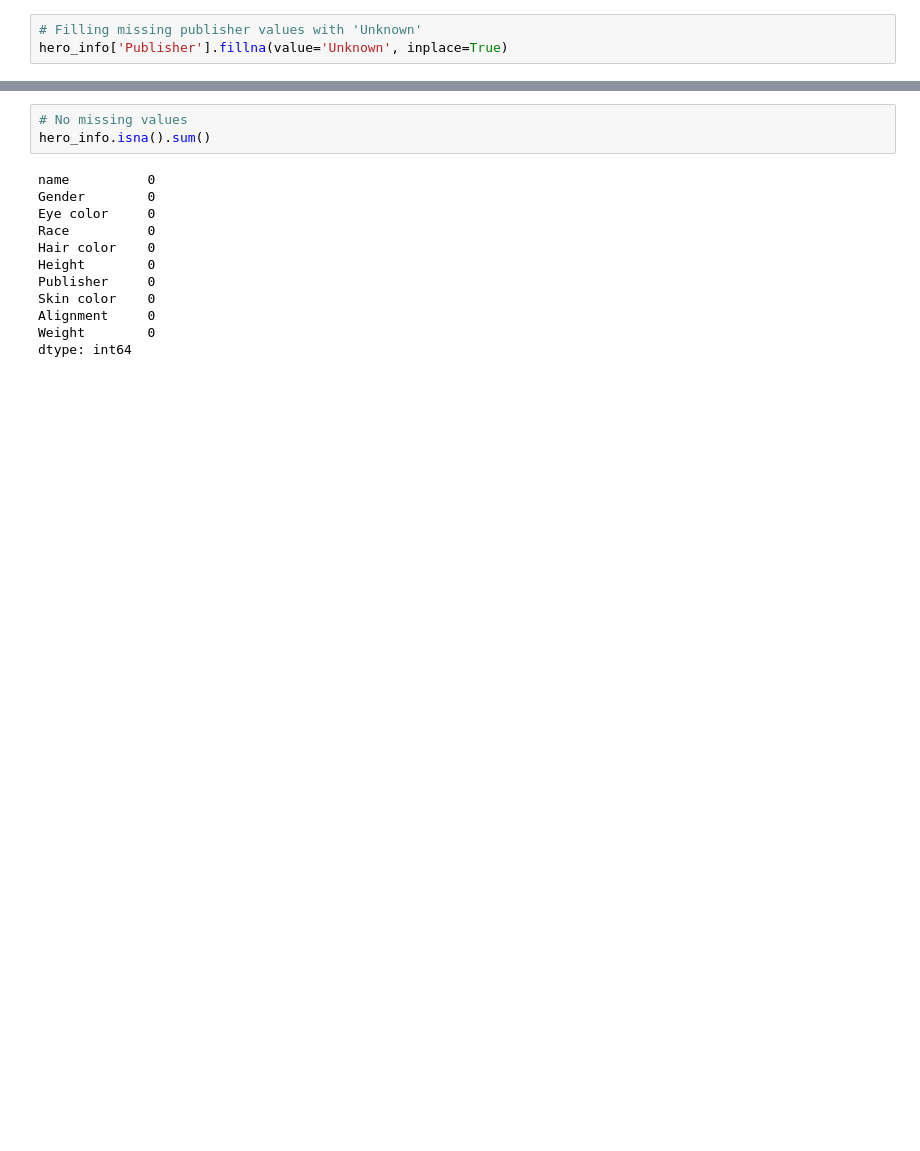
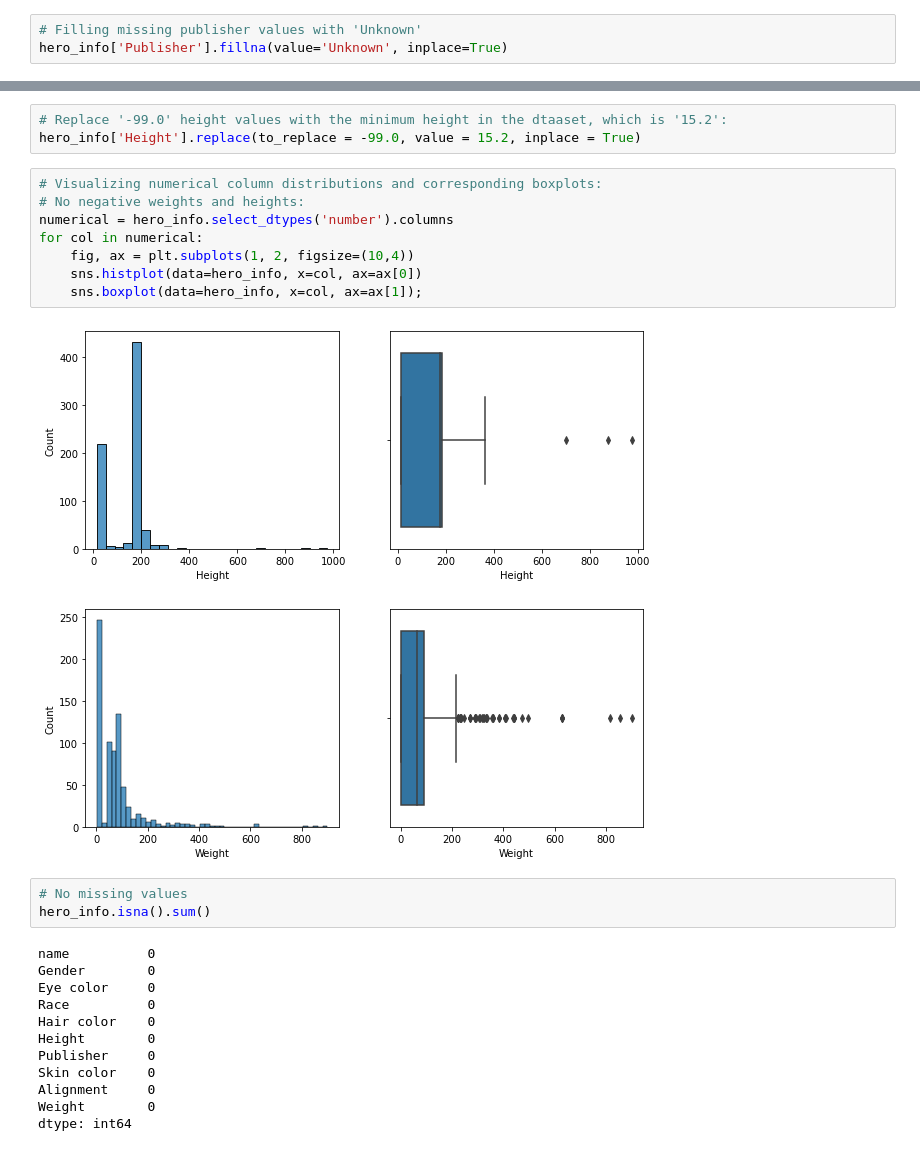
Before and after one commit to casanave/sql_heroes, a Jupyter notebook: Emine_Superhero_SQL_Project.ipynb, the cells around one changed output, grey strips where cells are left out. Cells and saved outputs as stored; diff of their text form; blank space fills up the shorter version.

```diff
--- a/Emine_Superhero_SQL_Project.ipynb
+++ b/Emine_Superhero_SQL_Project.ipynb
@@ -140,3 +249,17 @@ hero_info['Weight'].fillna(value='None', inplace=True)
+# %%
+# Replace '-99.0' height values with the minimum height in the dtaaset, which is '15.2':
+hero_info['Height'].replace(to_replace = -99.0, value = 15.2, inplace = True)
+# %%
+# Visualizing numerical column distributions and corresponding boxplots:
+# No negative weights and heights:
+numerical = hero_info.select_dtypes('number').columns
+for col in numerical:
+    fig, ax = plt.subplots(1, 2, figsize=(10,4))
+    sns.histplot(data=hero_info, x=col, ax=ax[0])
+    sns.boxplot(data=hero_info, x=col, ax=ax[1]);
+# %% [output]
+[figure, added]
+[figure, added]
 # %%
 # No missing values
 hero_info.isna().sum()
```
Also changed, not shown: parts of 72 cells of this notebook, 1 other file.
